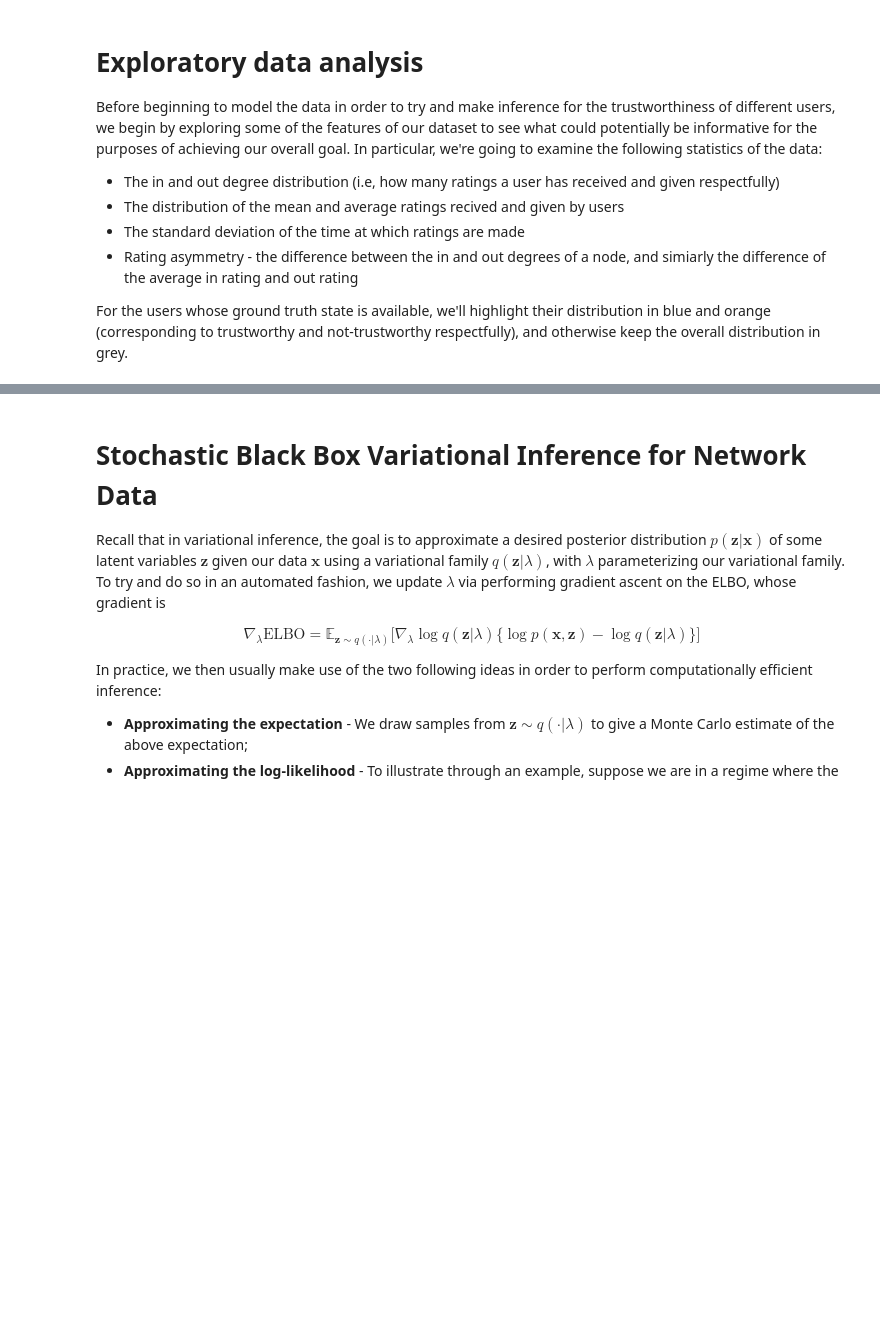
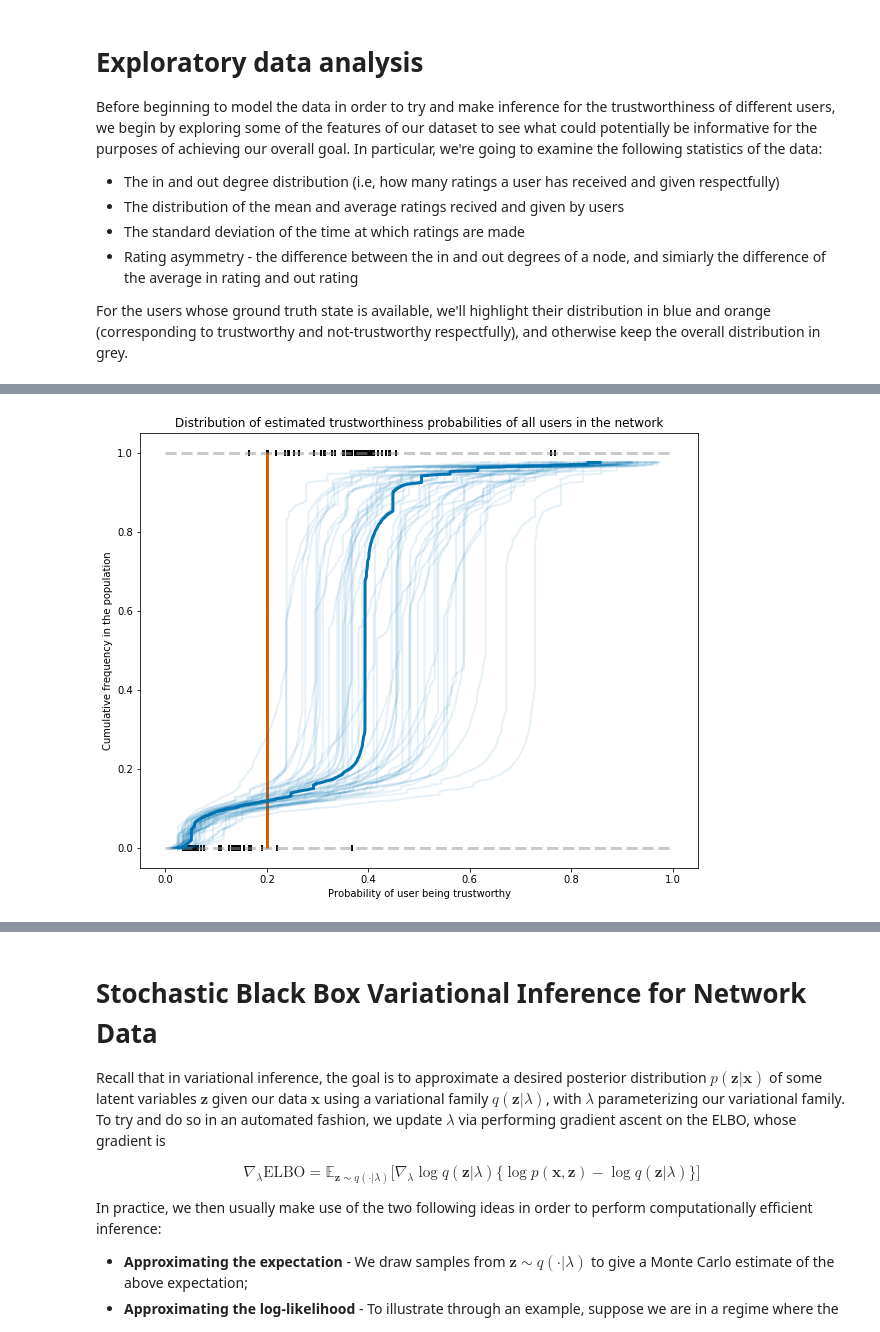
Before and after one commit to aday651/probprog-finalproject, a Jupyter notebook: final-project/final-project.ipynb, the cells around one changed output, grey strips where cells are left out. Cells and saved outputs as stored; diff of their text form; code cells hidden in the pictures; blank space fills up the shorter version.

```diff
--- a/final-project/final-project.ipynb
+++ b/final-project/final-project.ipynb
@@ -167,0 +213,37 @@ Site: beta_sdr
+# %%
+import matplotlib.pyplot as plt
+import numpy as np
+from sklearn.metrics import roc_curve
+
+def sigmoid(x):
+    return np.exp(x)/(1+np.exp(x))
+
+covs = np.array([np.ones(len(r.numpy())), r.numpy(), sdg.numpy(), sdr.numpy(), sdt.numpy()])
+logits_pop = covs.transpose() @ reg_coefs
+logits_pmean = np.mean(logits_pop, axis=1)
+
+plt.figure(figsize=(10, 8))
+
+for i in range(logits_pop.shape[1]):
+    if i % 20 == 0:
+        plt.plot(sigmoid(np.sort(logits_pop[:, i])), np.linspace(0, 1, len(logits_pop[:, i]),
+                 endpoint=False), color='#0173B2', lw=2, alpha = 0.1)
+
+plt.plot(sigmoid(np.sort(logits_pmean)), np.linspace(0, 1, len(logits_pmean), endpoint=False),
+         color='#0173B2', lw=3)
+
+plt.hlines(0, 0, 1, color='#949494', lw=3, linestyle='--', alpha=0.5)
+plt.hlines(1, 0, 1, color='#949494', lw=3, linestyle='--', alpha=0.5)
+plt.vlines(0.2, 0, 1, color='#D55E00', lw=3, linestyle='-')
+
+plt.scatter(sigmoid(logits_pmean[data.nodes_train]), gt[data.nodes_train].numpy(),
+            color='k', marker='|', lw=2)
+
+plt.xlim([-0.05, 1.05])
+plt.ylim([-0.05, 1.05])
+plt.xlabel('Probability of user being trustworthy')
+plt.ylabel('Cumulative frequency in the population')
+plt.title('Distribution of estimated trustworthiness probabilities of all users in the network')
+plt.savefig('img/bayes_1_logit_pop.png', bbox_inches='tight')
+# %% [output]
+[figure, added]
```
Also changed, not shown: parts of 13 cells of this notebook, 7 other files.
